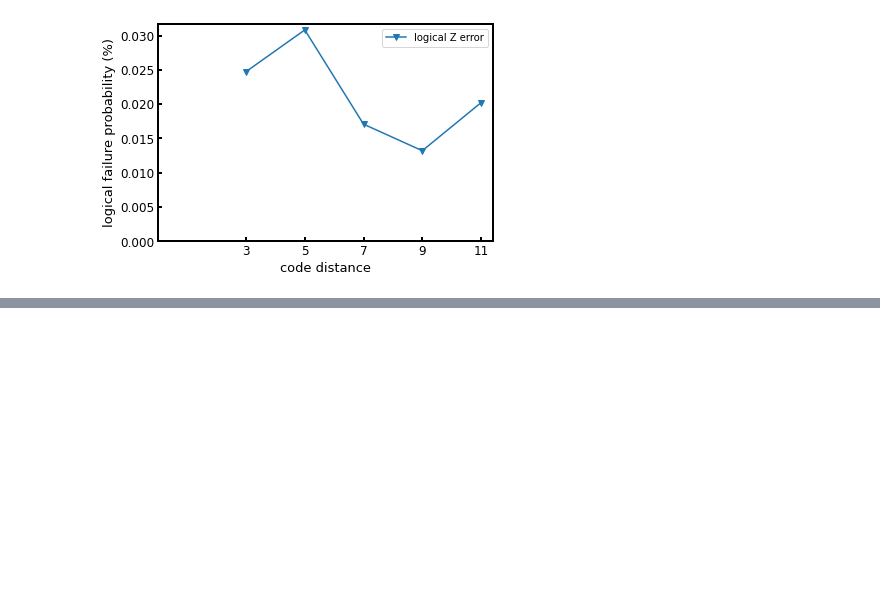
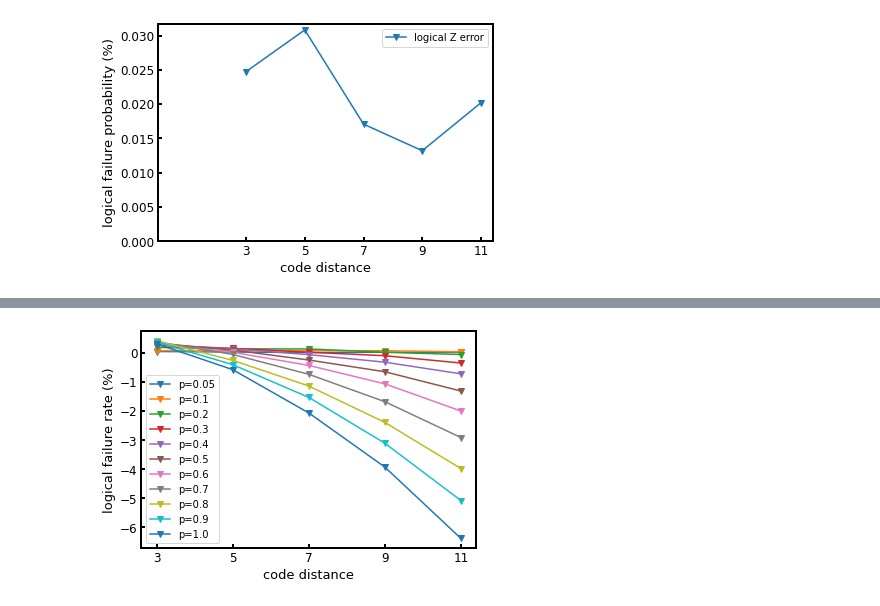
Before and after one commit to kono0924/Fujii-lab, a Jupyter notebook: logical_gate/csv_view.ipynb, the cells around one changed output, grey strips where cells are left out. Saved outputs shown, nothing was run; the diff lists cells and outputs as text; code cells hidden in the pictures; blank space fills up the shorter version.

```diff
--- a/logical_gate/csv_view.ipynb
+++ b/logical_gate/csv_view.ipynb
@@ -132,0 +247,34 @@ plt.show()
+# %%
+eta = 1000
+
+plt.rcParams["xtick.direction"] = "in"
+plt.rcParams["ytick.direction"] = "in"
+fig, ax = plt.subplots()
+ax.plot(data0.columns, (data0.iloc[1]-3*a*0.0005*eta/(eta+1))*100,marker='v',label="p="+str(0.05))
+ax.plot(data1.columns, (data1.iloc[1]-3*a*0.001*eta/(eta+1))*100,marker='v',label="p="+str(0.1))
+ax.plot(data2.columns, (data2.iloc[1]-3*a*0.002*eta/(eta+1))*100,marker='v',label="p="+str(0.2))
+ax.plot(data3.columns, (data3.iloc[1]-3*a*0.003*eta/(eta+1))*100,marker='v',label="p="+str(0.3))
+ax.plot(data4.columns, (data4.iloc[1]-3*a*0.004*eta/(eta+1))*100,marker='v',label="p="+str(0.4))
+ax.plot(data5.columns, (data5.iloc[1]-3*a*0.005*eta/(eta+1))*100,marker='v',label="p="+str(0.5))
+ax.plot(data6.columns, (data6.iloc[1]-3*a*0.006*eta/(eta+1))*100,marker='v',label="p="+str(0.6))
+ax.plot(data7.columns, (data7.iloc[1]-3*a*0.007*eta/(eta+1))*100,marker='v',label="p="+str(0.7))
+ax.plot(data8.columns, (data8.iloc[1]-3*a*0.008*eta/(eta+1))*100,marker='v',label="p="+str(0.8))
+ax.plot(data9.columns, (data9.iloc[1]-3*a*0.009*eta/(eta+1))*100,marker='v',label="p="+str(0.9))
+ax.plot(data10.columns, (data10.iloc[1]-3*a*0.01*eta/(eta+1))*100,marker='v',label="p="+str(1.0))
+
+#ax.set_xlim(0,5)
+#ax.set_ylim(0,0.3)
+ax.set_xlabel("code distance", fontsize=13)
+ax.set_ylabel("logical failure rate (%)", fontsize=13)
+ax.spines["top"].set_linewidth(2)
+ax.spines["left"].set_linewidth(2)
+ax.spines["bottom"].set_linewidth(2)
+ax.spines["right"].set_linewidth(2)
+ax.tick_params(direction="in", width=2, length=4, labelsize=12)
+#ax.set_title("pm=" + str(0) + "%, eta=" + str(1000) + ", repeat=" + str(1) + ", trials=" + str(10000), fontsize=14)
+#ax.set_xscale("log")
+#ax.set_yscale("log")
+plt.legend()
+plt.show()
+# %% [output]
+[figure, added]
```
Also changed, not shown: parts of 7 cells of this notebook, 5 other files.
